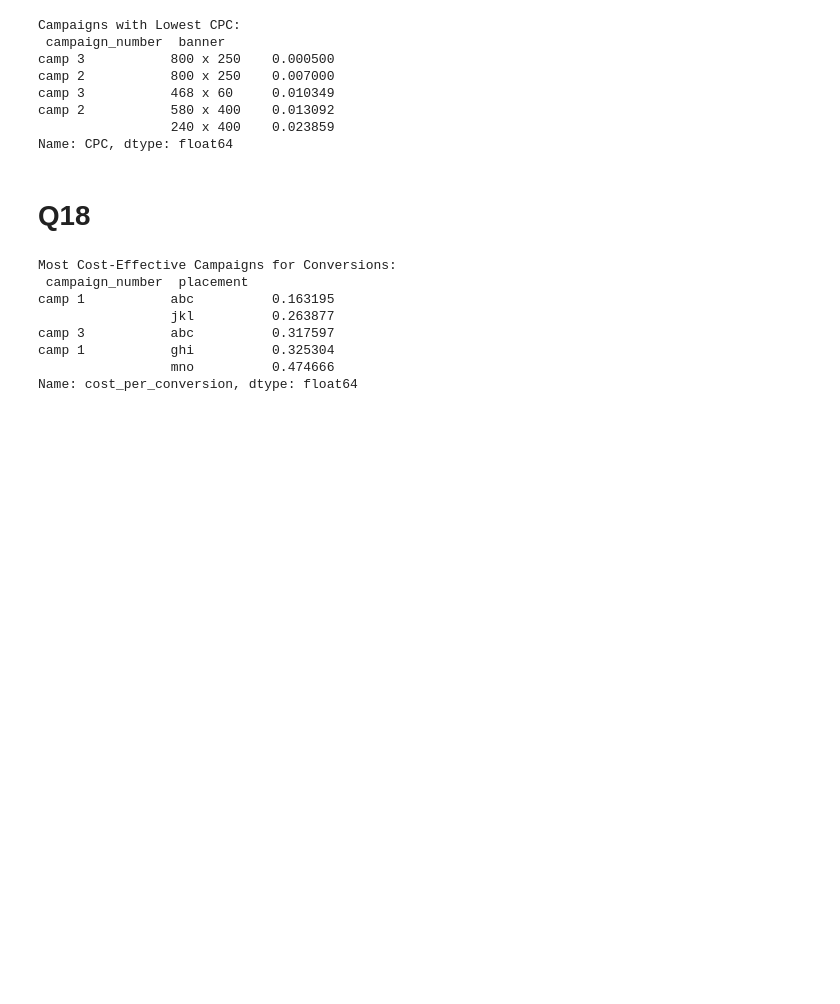
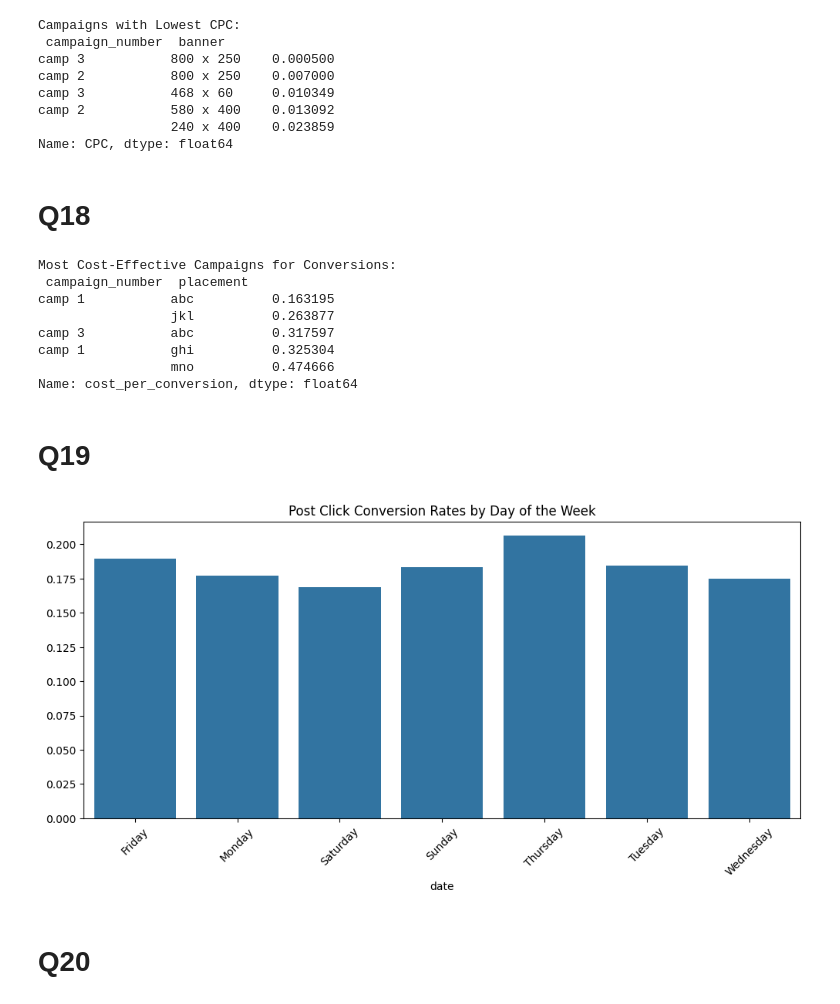
Before and after one commit to Jatin-s16/Digital-Marketing, a Jupyter notebook: Answer_file.ipynb, the cells around one changed output. Saved outputs shown, nothing was run; the diff lists cells and outputs as text; code cells hidden in the pictures; blank space fills up the shorter version.

```diff
--- a/Answer_file.ipynb
+++ b/Answer_file.ipynb
@@ -276,3 +276,16 @@ camp 3           abc          0.317597
 camp 1           ghi          0.325304
                  mno          0.474666
 Name: cost_per_conversion, dtype: float64
+# %% [markdown]
+# Q19
+# %%
+daily_conversion = df.groupby(df["date"].dt.day_name())["conversion_rate"].mean()
+plt.figure(figsize=(12,5))
+sns.barplot(x=daily_conversion.index, y=daily_conversion.values)
+plt.title("Post Click Conversion Rates by Day of the Week")
+plt.xticks(rotation=45)
+plt.show()
+# %% [output]
+[figure, added]
+# %% [markdown]
+# Q20
```
